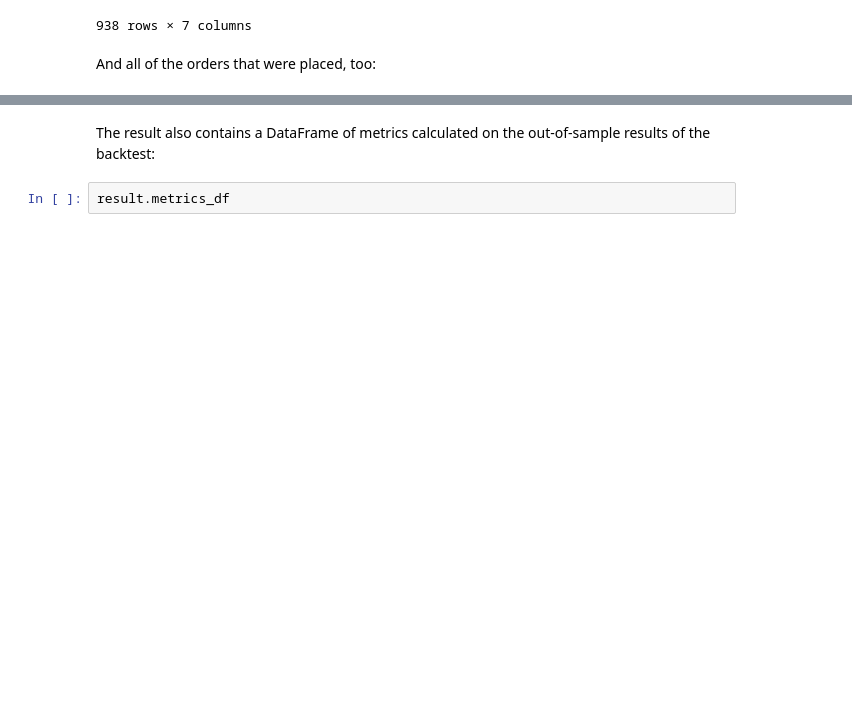
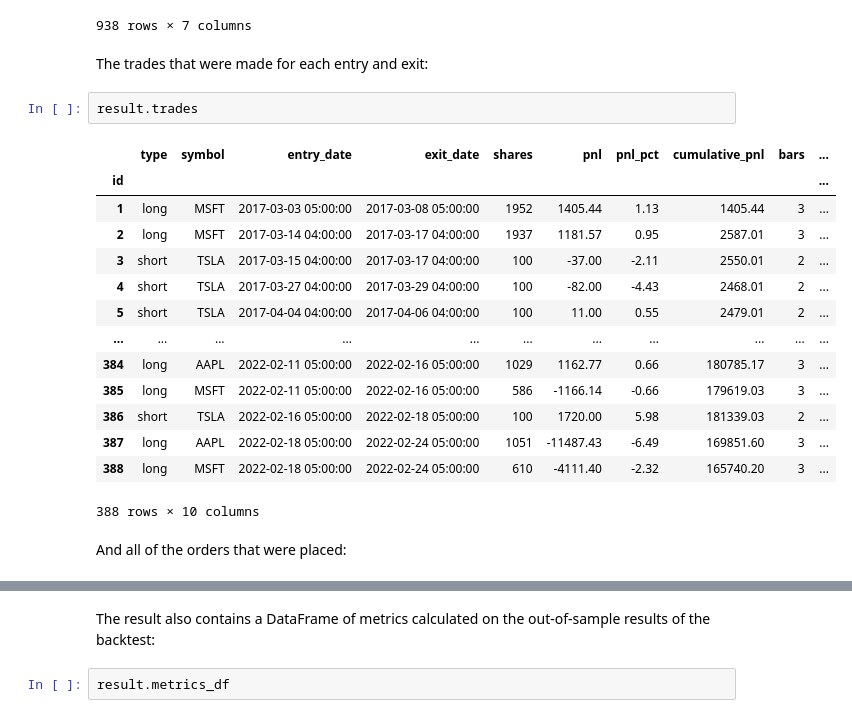
Before and after one commit to edtechre/pybroker, a Jupyter notebook: docs/notebooks/2. Backtesting a Strategy.ipynb, the cells around one changed output, grey strips where cells are left out. Drawn from its saved outputs; the diff is of its cells as text; blank space fills up the shorter version.

```diff
--- a/docs/notebooks/2. Backtesting a Strategy.ipynb
+++ b/docs/notebooks/2. Backtesting a Strategy.ipynb
@@ -142,8 +142,27 @@ result.positions
 | MSFT | 2022-02-23 05:00:00 | 610 | 0 | 280.27 | 170964.69 | 170964.69 | 0.00 | -5984.11 |
 | TSLA | 2022-02-28 05:00:00 | 0 | 100 | 290.14 | 0.00 | -821.33 | 29014.33 | -821.33 |
 938 rows × 7 columns
+# %% [markdown]
+The trades that were made for each entry and exit:
+# %%
+result.trades
+# %% [output]
+|  | type | symbol | entry_date | exit_date | shares | pnl | pnl_pct | cumulative_pnl | bars | ... |
+| id |  |  |  |  |  |  |  |  |  | ... |
+| 1 | long | MSFT | 2017-03-03 05:00:00 | 2017-03-08 05:00:00 | 1952 | 1405.44 | 1.13 | 1405.44 | 3 | ... |
+| 2 | long | MSFT | 2017-03-14 04:00:00 | 2017-03-17 04:00:00 | 1937 | 1181.57 | 0.95 | 2587.01 | 3 | ... |
+| 3 | short | TSLA | 2017-03-15 04:00:00 | 2017-03-17 04:00:00 | 100 | -37.00 | -2.11 | 2550.01 | 2 | ... |
+| 4 | short | TSLA | 2017-03-27 04:00:00 | 2017-03-29 04:00:00 | 100 | -82.00 | -4.43 | 2468.01 | 2 | ... |
+| 5 | short | TSLA | 2017-04-04 04:00:00 | 2017-04-06 04:00:00 | 100 | 11.00 | 0.55 | 2479.01 | 2 | ... |
+| ... | ... | ... | ... | ... | ... | ... | ... | ... | ... | ... |
+| 384 | long | AAPL | 2022-02-11 05:00:00 | 2022-02-16 05:00:00 | 1029 | 1162.77 | 0.66 | 180785.17 | 3 | ... |
+| 385 | long | MSFT | 2022-02-11 05:00:00 | 2022-02-16 05:00:00 | 586 | -1166.14 | -0.66 | 179619.03 | 3 | ... |
+| 386 | short | TSLA | 2022-02-16 05:00:00 | 2022-02-18 05:00:00 | 100 | 1720.00 | 5.98 | 181339.03 | 2 | ... |
+| 387 | long | AAPL | 2022-02-18 05:00:00 | 2022-02-24 05:00:00 | 1051 | -11487.43 | -6.49 | 169851.60 | 3 | ... |
+| 388 | long | MSFT | 2022-02-18 05:00:00 | 2022-02-24 05:00:00 | 610 | -4111.40 | -2.32 | 165740.20 | 3 | ... |
+388 rows × 10 columns
 # %% [markdown]
-And all of the orders that were placed, too:
+And all of the orders that were placed:
 # %%
 result.orders
 # %% [output]
```
Also changed, not shown: parts of 3 cells of this notebook, 5 other files.
